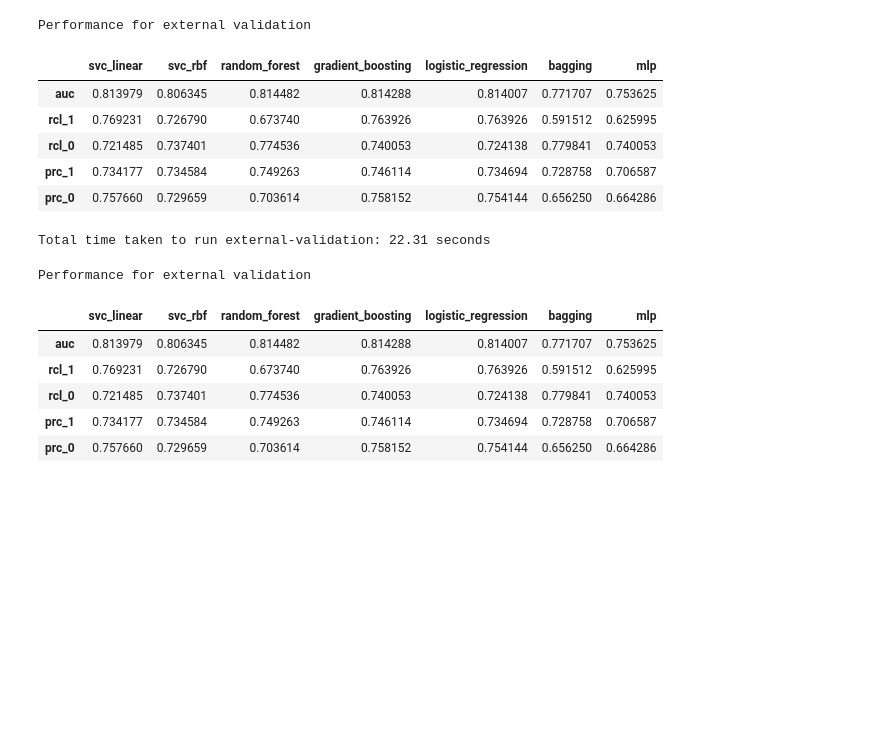
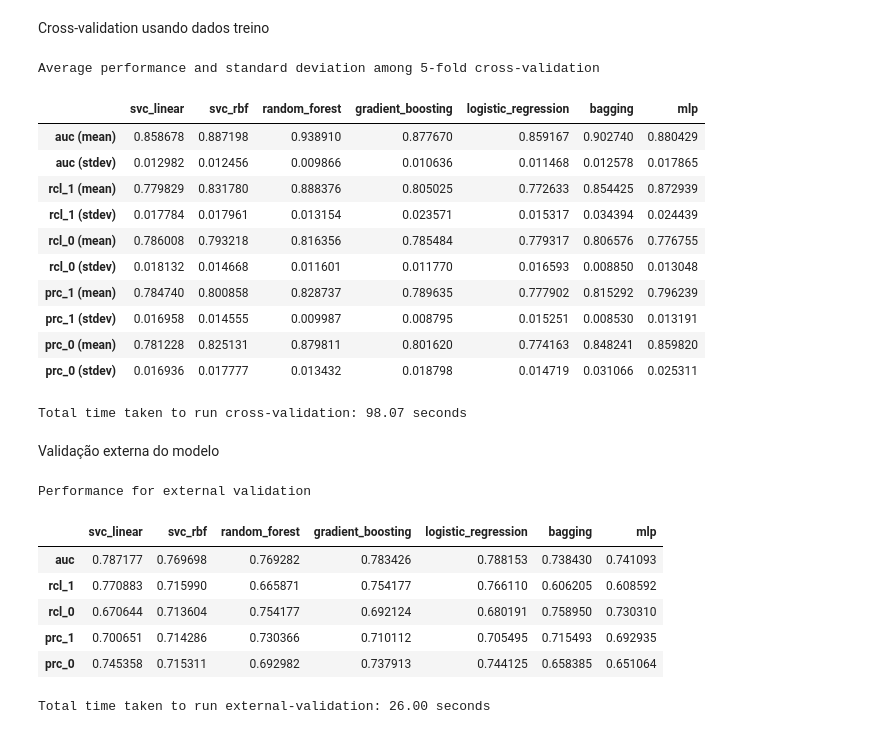
Before and after one commit to arturrur/mc853, a Jupyter notebook: funções.ipynb, the cells around one changed output. Drawn from its saved outputs; the diff is of its cells as text; code cells hidden in the pictures; blank space fills up the shorter version.

Commit message:
Resultados ficaram piores do que usando o ignorado com valor 9 (maior diferença foi na validação externa). Rodamo

```diff
--- a/funções.ipynb
+++ b/funções.ipynb
@@ -495,27 +411,53 @@ Average performance and standard deviation among 5-fold cross-validation
+# %% [markdown]
+Cross-validation usando dados treino
+# %%
+df = pd.read_csv('https://raw.githubusercontent.com/arturrur/mc853/refs/heads/main/data/training/treino.csv')
+
+# impute NaN values in Escolaridade column
+df_full = impute_missing(df)
+
+# resample data so death and survival are 50-50
+target_feature = df.columns[-1]
+x_balanced, y_balanced = data_sample(df_full.drop(columns=[target_feature]), df_full[target_feature])
+df_balanced = pd.concat([x_balanced, y_balanced], axis=1)
+
+# evaluates
+evaluate_cv(df_balanced);
+# %% [output]
+Average performance and standard deviation among 5-fold cross-validation
+|  | svc_linear | svc_rbf | random_forest | gradient_boosting | logistic_regression | bagging | mlp |
+| auc (mean) | 0.858678 | 0.887198 | 0.938910 | 0.877670 | 0.859167 | 0.902740 | 0.880429 |
+| auc (stdev) | 0.012982 | 0.012456 | 0.009866 | 0.010636 | 0.011468 | 0.012578 | 0.017865 |
+| rcl_1 (mean) | 0.779829 | 0.831780 | 0.888376 | 0.805025 | 0.772633 | 0.854425 | 0.872939 |
+| rcl_1 (stdev) | 0.017784 | 0.017961 | 0.013154 | 0.023571 | 0.015317 | 0.034394 | 0.024439 |
+| rcl_0 (mean) | 0.786008 | 0.793218 | 0.816356 | 0.785484 | 0.779317 | 0.806576 | 0.776755 |
+| rcl_0 (stdev) | 0.018132 | 0.014668 | 0.011601 | 0.011770 | 0.016593 | 0.008850 | 0.013048 |
+| prc_1 (mean) | 0.784740 | 0.800858 | 0.828737 | 0.789635 | 0.777902 | 0.815292 | 0.796239 |
+| prc_1 (stdev) | 0.016958 | 0.014555 | 0.009987 | 0.008795 | 0.015251 | 0.008530 | 0.013191 |
+| prc_0 (mean) | 0.781228 | 0.825131 | 0.879811 | 0.801620 | 0.774163 | 0.848241 | 0.859820 |
+| prc_0 (stdev) | 0.016936 | 0.017777 | 0.013432 | 0.018798 | 0.014719 | 0.031066 | 0.025311 |
+Total time taken to run cross-validation: 98.07 seconds
+# %% [markdown]
+Validação externa do modelo
 # %%
 df_test = pd.read_csv('https://raw.githubusercontent.com/arturrur/mc853/refs/heads/main/data/test/teste.csv')
-# Identifica e separa a coluna target do resto das features
-target_feature_test = df_test.columns[-1]
-features_test = df_test.drop(columns=[target_feature_test])
-target_test = df_test[target_feature_test]
 
-# Realiza a normalização das classes e concatena a resposta num novo DF
-normal_features_test, normal_target_test = data_sample(features_test, target_test)
-normal_df_test = pd.concat([normal_features_test, normal_target_test], axis=1)
-evaluate_external(normal_df, normal_df_test)
+# impute missing values for df_test
+df_full_test = impute_missing(df_test)
+
+# resample test data
+target_feature_test = df.columns[-1]
+x_balanced_test, y_balanced_test = data_sample(df_full_test.drop(columns=[target_feature_test]), df_full_test[target_feature_test])
+df_balanced_test = pd.concat([x_balanced_test, y_balanced_test], axis=1)
+
+# evaluates
+evaluate_external(df_balanced, df_balanced_test);
 # %% [output]
 Performance for external validation
 |  | svc_linear | svc_rbf | random_forest | gradient_boosting | logistic_regression | bagging | mlp |
-| auc | 0.813979 | 0.806345 | 0.814482 | 0.814288 | 0.814007 | 0.771707 | 0.753625 |
-| rcl_1 | 0.769231 | 0.726790 | 0.673740 | 0.763926 | 0.763926 | 0.591512 | 0.625995 |
-| rcl_0 | 0.721485 | 0.737401 | 0.774536 | 0.740053 | 0.724138 | 0.779841 | 0.740053 |
-| prc_1 | 0.734177 | 0.734584 | 0.749263 | 0.746114 | 0.734694 | 0.728758 | 0.706587 |
-| prc_0 | 0.757660 | 0.729659 | 0.703614 | 0.758152 | 0.754144 | 0.656250 | 0.664286 |
+| auc | 0.787177 | 0.769698 | 0.769282 | 0.783426 | 0.788153 | 0.738430 | 0.741093 |
+| rcl_1 | 0.770883 | 0.715990 | 0.665871 | 0.754177 | 0.766110 | 0.606205 | 0.608592 |
+| rcl_0 | 0.670644 | 0.713604 | 0.754177 | 0.692124 | 0.680191 | 0.758950 | 0.730310 |
+| prc_1 | 0.700651 | 0.714286 | 0.730366 | 0.710112 | 0.705495 | 0.715493 | 0.692935 |
+| prc_0 | 0.745358 | 0.715311 | 0.692982 | 0.737913 | 0.744125 | 0.658385 | 0.651064 |
-Total time taken to run external-validation: 22.31 seconds
+Total time taken to run external-validation: 26.00 seconds
-Performance for external validation
-|  | svc_linear | svc_rbf | random_forest | gradient_boosting | logistic_regression | bagging | mlp |
-| auc | 0.813979 | 0.806345 | 0.814482 | 0.814288 | 0.814007 | 0.771707 | 0.753625 |
-| rcl_1 | 0.769231 | 0.726790 | 0.673740 | 0.763926 | 0.763926 | 0.591512 | 0.625995 |
-| rcl_0 | 0.721485 | 0.737401 | 0.774536 | 0.740053 | 0.724138 | 0.779841 | 0.740053 |
-| prc_1 | 0.734177 | 0.734584 | 0.749263 | 0.746114 | 0.734694 | 0.728758 | 0.706587 |
-| prc_0 | 0.757660 | 0.729659 | 0.703614 | 0.758152 | 0.754144 | 0.656250 | 0.664286 |
```
Also changed, not shown: parts of 6 cells of this notebook.
